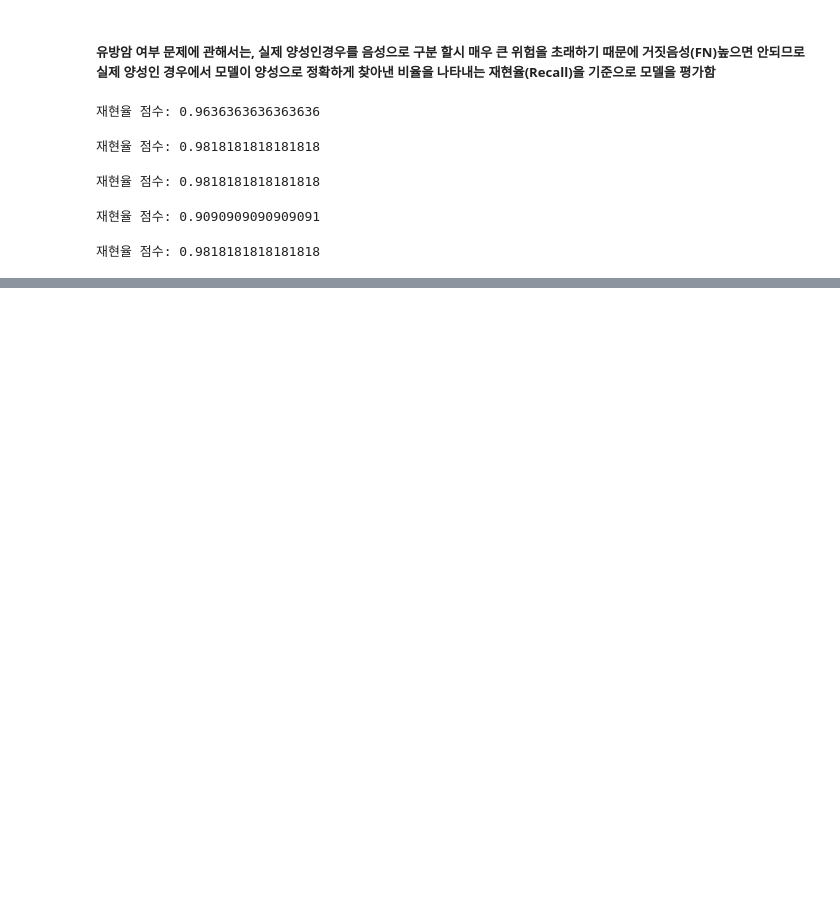
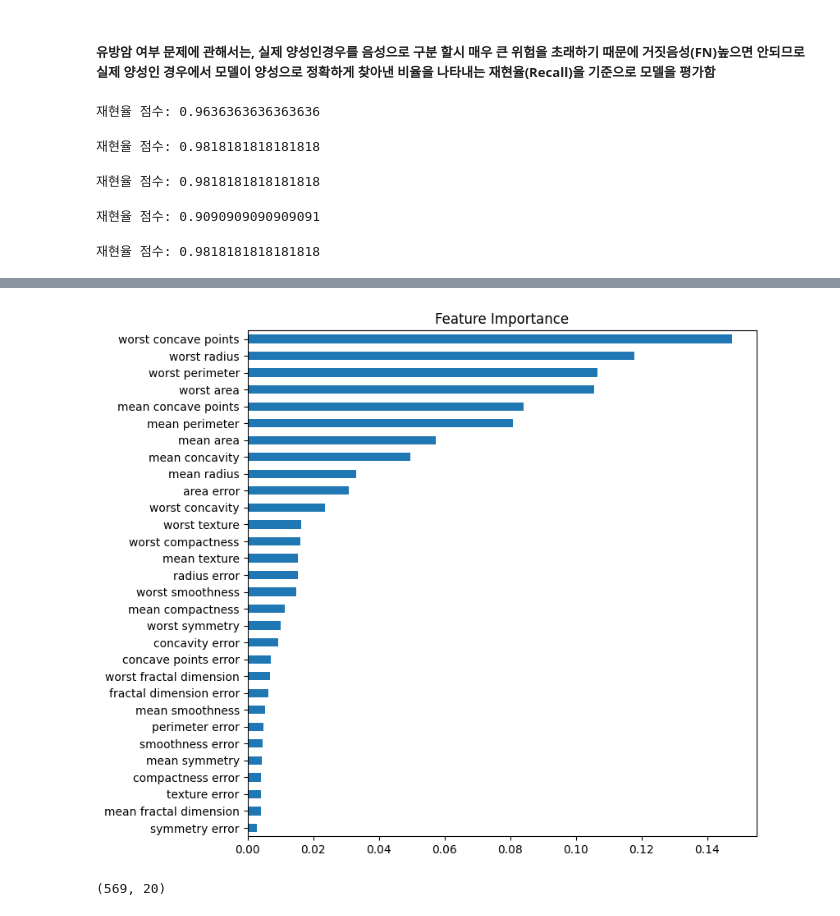
Before and after one commit to leejaesang6098/aiffel_repo, a Jupyter notebook: 0906_project/0906_project.ipynb, the cells around one changed output, grey strips where cells are left out. Saved outputs shown, nothing was run; the diff lists cells and outputs as text; code cells hidden in the pictures; blank space fills up the shorter version.

```diff
--- a/0906_project/0906_project.ipynb
+++ b/0906_project/0906_project.ipynb
@@ -322,0 +328,15 @@ print("재현율 점수:", recall)
+# %%
+# 출력결과 시각화
+feat_import = pd.Series(random_forest.feature_importances_, index=breast.feature_names)
+feat_import.sort_values(inplace=True,ascending=False)
+
+ax =feat_import.plot(kind='barh', figsize=(8,8), align='center', title='Feature Importance')
+ax.invert_yaxis()
+# %% [output]
+[figure, added]
+# %%
+# 하위 10개 수동으로 뺀 후, 새로운 변수에 feature만 저장
+digits_df2 = digits_df.drop(['symmetry error','mean fractal dimension','texture error','compactness error','mean symmetry','smoothness error','perimeter error','mean smoothness','fractal dimension error','worst fractal dimension'], axis=1)
+digits_df2.shape
+# %% [output]
+(569, 20)
```
Also changed, not shown: parts of 8 cells of this notebook.
